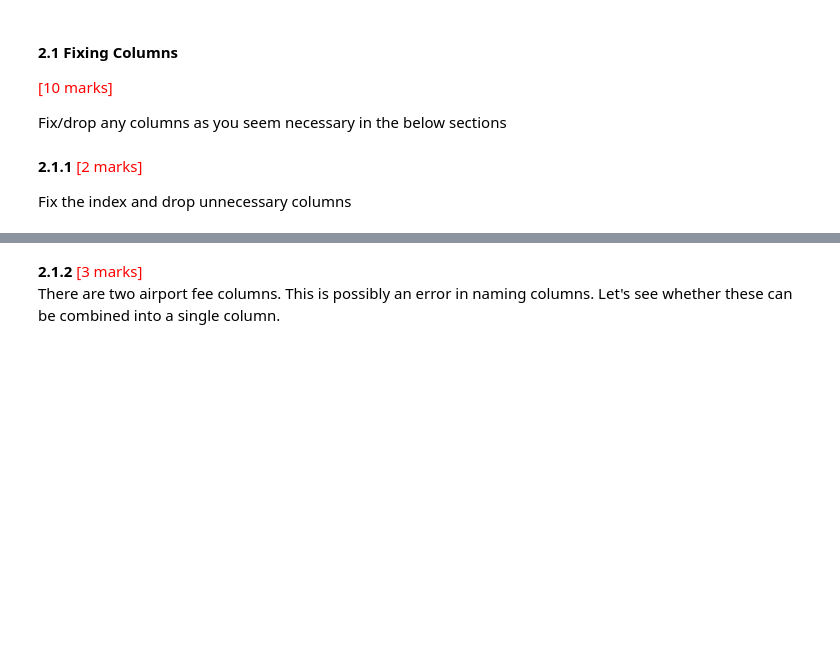
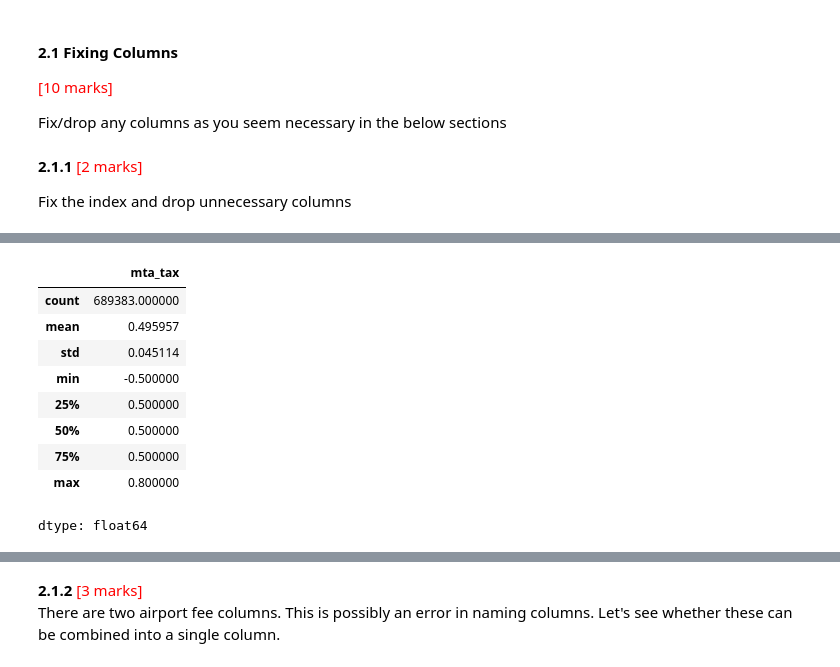
Before and after one commit to msaipraveenkumar/EDA_Assg_NYC_Taxi_Starter, a Jupyter notebook: EDA_Assg_NYC_Taxi_Starter.ipynb, the cells around one changed output, grey strips where cells are left out. Cells and saved outputs as stored; diff of their text form; code cells hidden in the pictures; blank space fills up the shorter version.

```diff
--- a/EDA_Assg_NYC_Taxi_Starter.ipynb
+++ b/EDA_Assg_NYC_Taxi_Starter.ipynb
@@ -375,0 +329,13 @@ Fix the index and drop unnecessary columns
+# %%
+df['mta_tax'].describe()
+# %% [output]
+|  | mta_tax |
+| count | 689383.000000 |
+| mean | 0.495957 |
+| std | 0.045114 |
+| min | -0.500000 |
+| 25% | 0.500000 |
+| 50% | 0.500000 |
+| 75% | 0.500000 |
+| max | 0.800000 |
+dtype: float64
```
Also changed, not shown: parts of 24 cells of this notebook.
